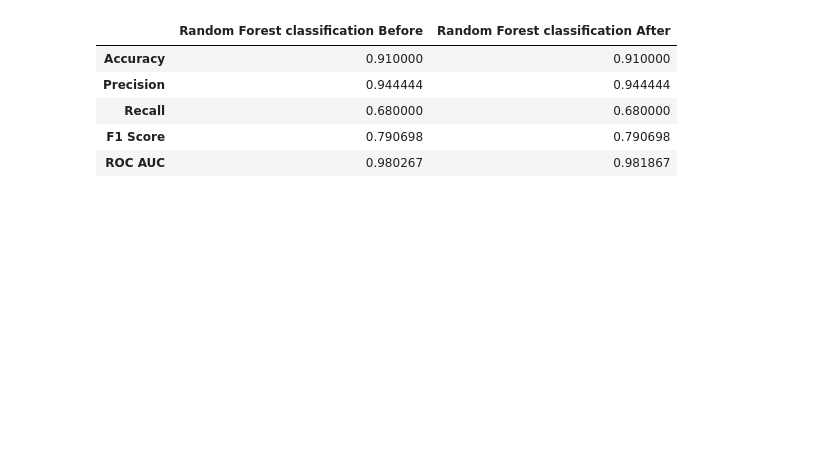
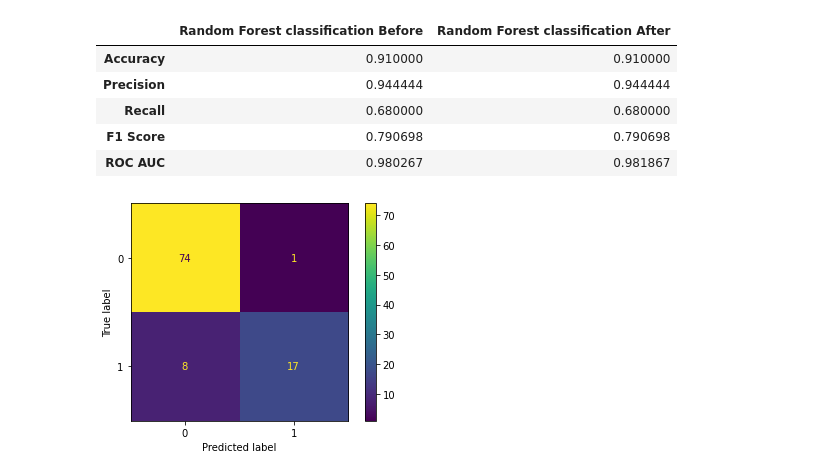
Before and after one commit to Megalodonte/BGHWSW, a Jupyter notebook: Aircraft-pred-main/predictive-maintenance-master/adesso.ipynb, the cells around one changed output. Saved outputs shown, nothing was run; the diff lists cells and outputs as text; code cells hidden in the pictures; blank space fills up the shorter version.

```diff
--- a/Aircraft-pred-main/predictive-maintenance-master/adesso.ipynb
+++ b/Aircraft-pred-main/predictive-maintenance-master/adesso.ipynb
@@ -953,3 +972,8 @@ final_dtrg
 | Recall | 0.680000 | 0.680000 |
 | F1 Score | 0.790698 | 0.790698 |
 | ROC AUC | 0.980267 | 0.981867 |
+# %%
+# confusion matrix before
+plot_confusion_matrix(y_test, y_test_predict_orig)
+# %% [output]
+[figure, added]
```
Also changed, not shown: parts of 37 cells of this notebook.
